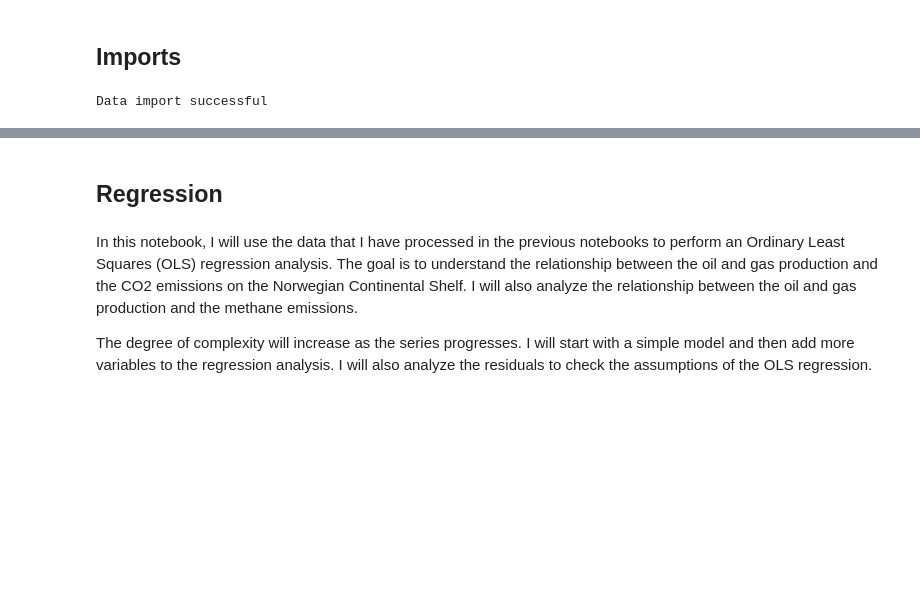
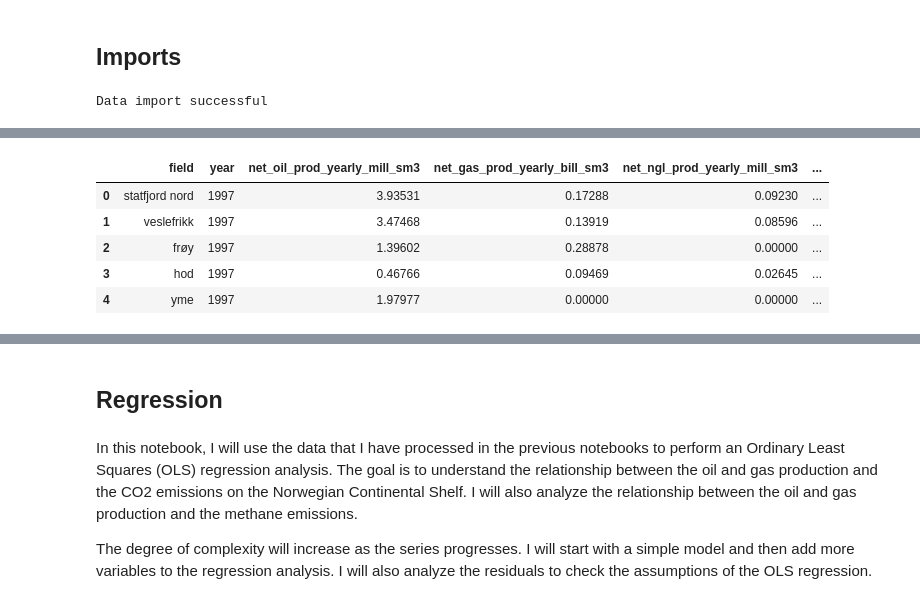
Before and after one commit to percw/Norwegian_oil_gas_decarbonization, a Jupyter notebook: notebooks/04_data_modeling/04_data_modelling.ipynb, the cells around one changed output, grey strips where cells are left out. Cells and saved outputs as stored; diff of their text form; code cells hidden in the pictures; blank space fills up the shorter version.

```diff
--- a/notebooks/04_data_modeling/04_data_modelling.ipynb
+++ b/notebooks/04_data_modeling/04_data_modelling.ipynb
@@ -40,0 +49,9 @@ Data import successful
+# %%
+data.head()
+# %% [output]
+|  | field | year | net_oil_prod_yearly_mill_sm3 | net_gas_prod_yearly_bill_sm3 | net_ngl_prod_yearly_mill_sm3 | ... |
+| 0 | statfjord nord | 1997 | 3.93531 | 0.17288 | 0.09230 | ... |
+| 1 | veslefrikk | 1997 | 3.47468 | 0.13919 | 0.08596 | ... |
+| 2 | frøy | 1997 | 1.39602 | 0.28878 | 0.00000 | ... |
+| 3 | hod | 1997 | 0.46766 | 0.09469 | 0.02645 | ... |
+| 4 | yme | 1997 | 1.97977 | 0.00000 | 0.00000 | ... |
```
Also changed, not shown: parts of 7 cells of this notebook.
